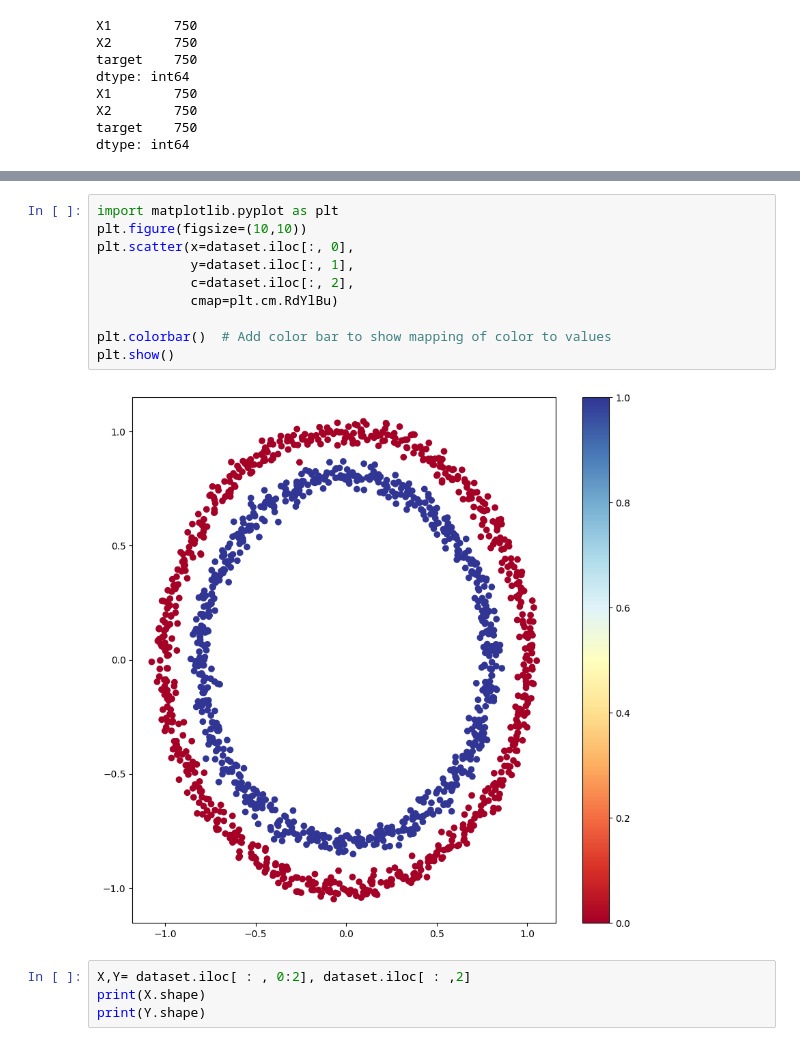
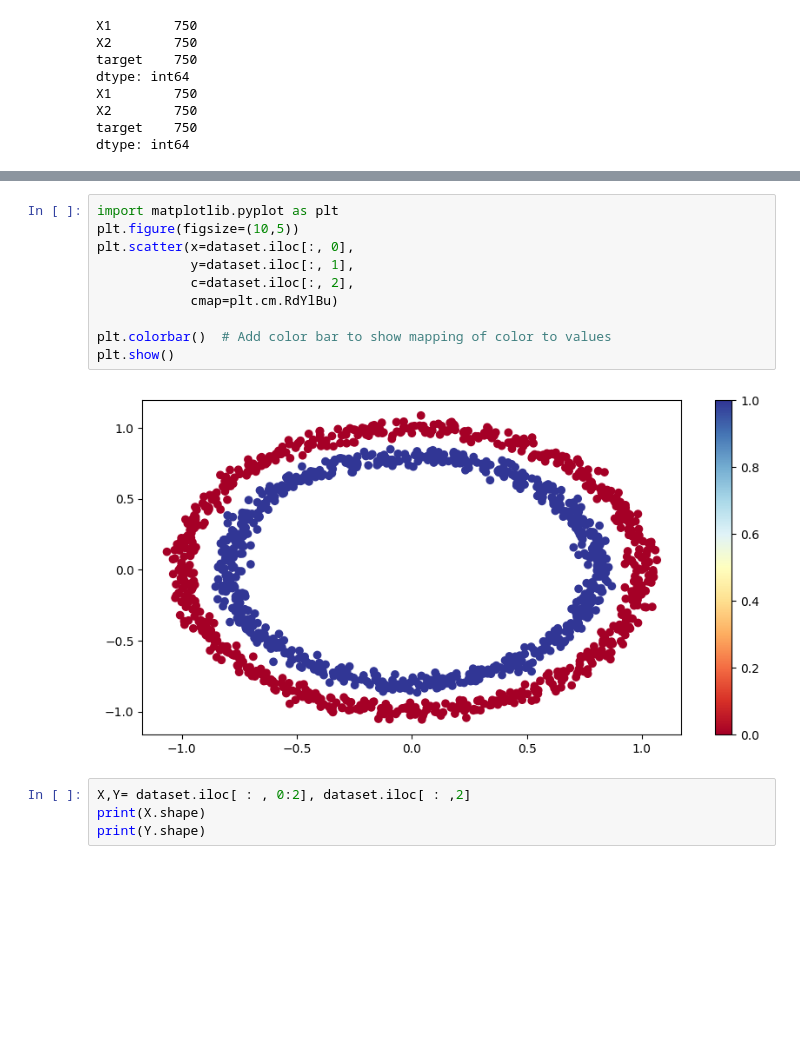
Before and after one commit to Arunima22/learning_torch, a Jupyter notebook: classification_nn.ipynb, the cells around one changed output, grey strips where cells are left out. Drawn from its saved outputs; the diff is of its cells as text; blank space fills up the shorter version.

```diff
--- a/classification_nn.ipynb
+++ b/classification_nn.ipynb
@@ -63,16 +63,16 @@ print(dataset.iloc[ : , 0])
 Name: X1, Length: 1500, dtype: float64
 # %%
 import matplotlib.pyplot as plt
-plt.figure(figsize=(10,10))
+plt.figure(figsize=(10,5))
 plt.scatter(x=dataset.iloc[:, 0],
             y=dataset.iloc[:, 1],
             c=dataset.iloc[:, 2],
             cmap=plt.cm.RdYlBu)
 
 plt.colorbar()  # Add color bar to show mapping of color to values
 plt.show()
 # %% [output]
-[figure, old version]
+[figure, new version]
 # %%
 X,Y= dataset.iloc[ : , 0:2], dataset.iloc[ : ,2]
 print(X.shape)
```
Also changed, not shown: parts of 11 cells of this notebook, 1 other file.
